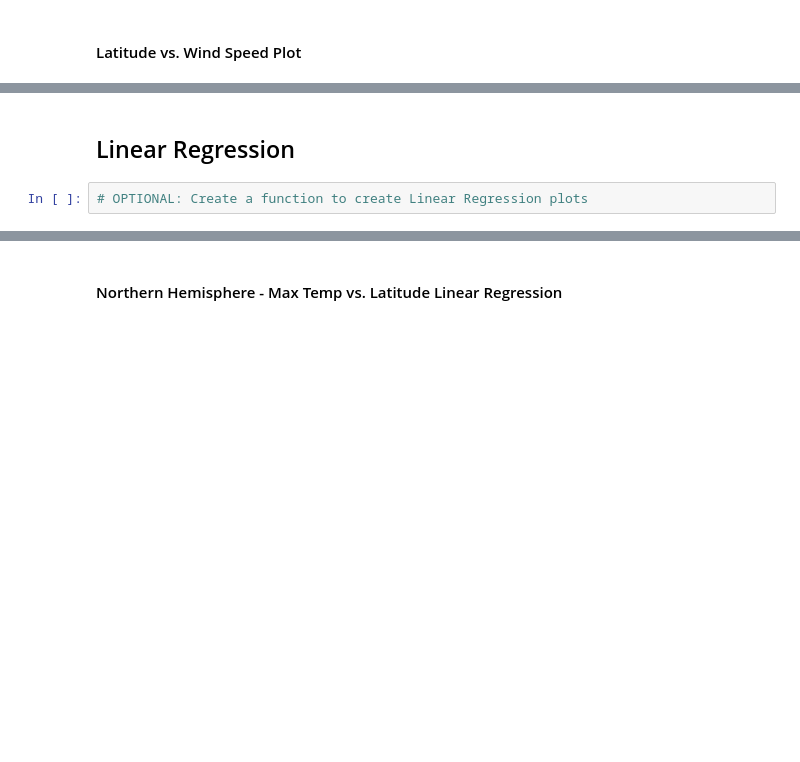
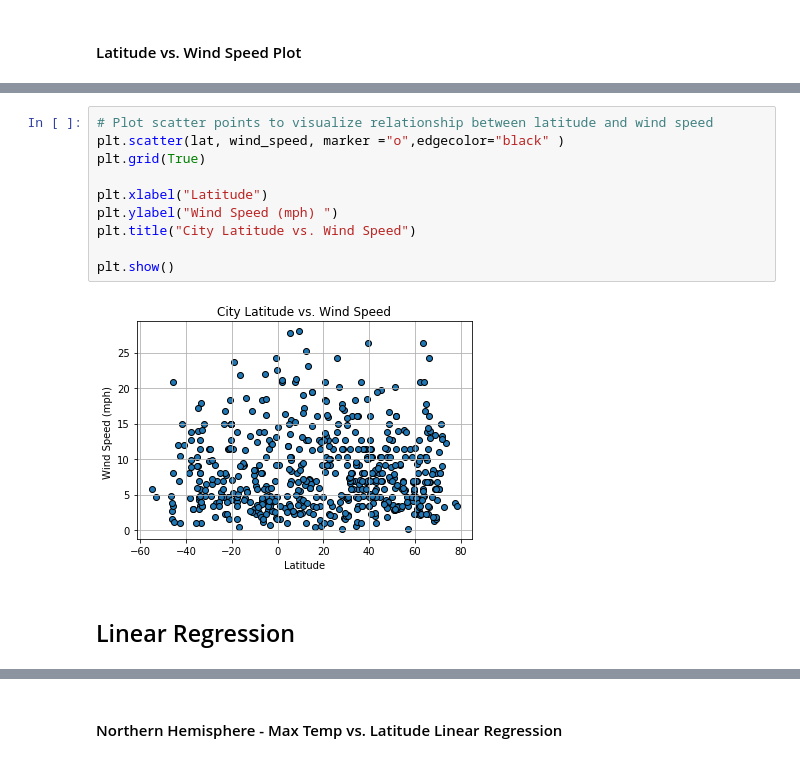
Before and after one commit to Belindaliang51/python-api-challenge, a Jupyter notebook: WeatherPy.ipynb, the cells around one changed output, grey strips where cells are left out. Cells and saved outputs as stored; diff of their text form; blank space fills up the shorter version.

```diff
--- a/WeatherPy.ipynb
+++ b/WeatherPy.ipynb
@@ -202,4 +236,14 @@ city_data.to_csv("city_data.csv")
+# %%
+# Plot scatter points to visualize relationship between latitude and wind speed
+plt.scatter(lat, wind_speed, marker ="o",edgecolor="black" )
+plt.grid(True)
+
+plt.xlabel("Latitude")
+plt.ylabel("Wind Speed (mph) ")
+plt.title("City Latitude vs. Wind Speed")
+
+plt.show()
+# %% [output]
+[figure, added]
 # %% [markdown]
 ## Linear Regression
-# %%
-# OPTIONAL: Create a function to create Linear Regression plots
```
Also changed, not shown: parts of 16 cells of this notebook.
